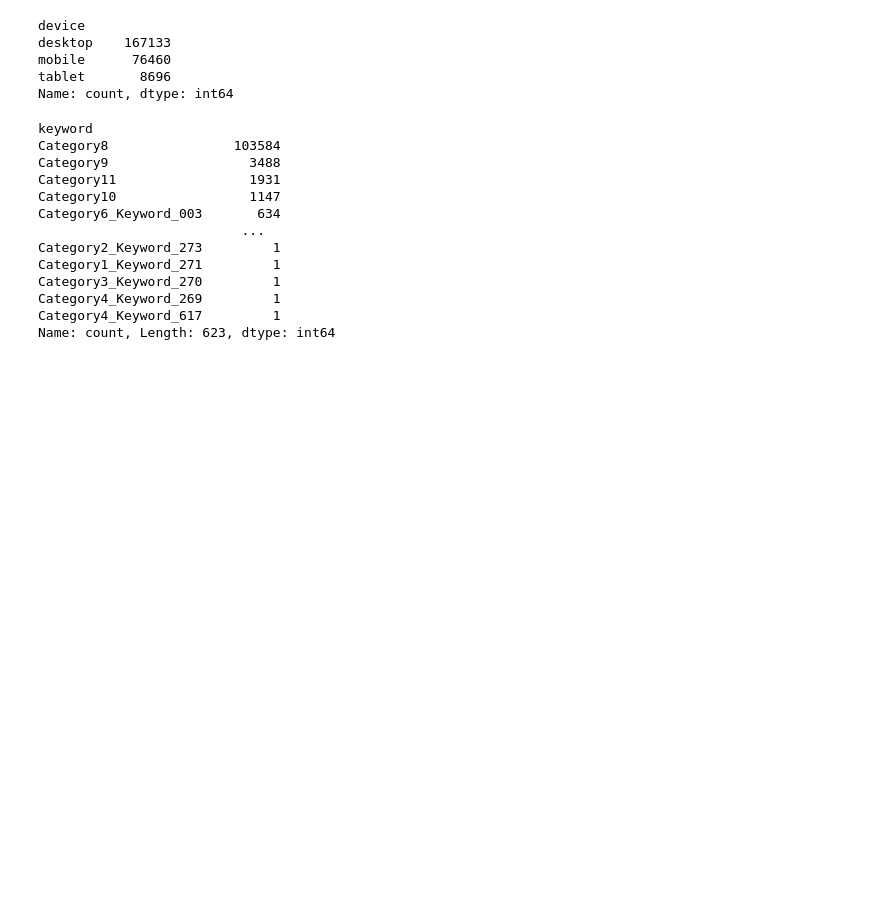
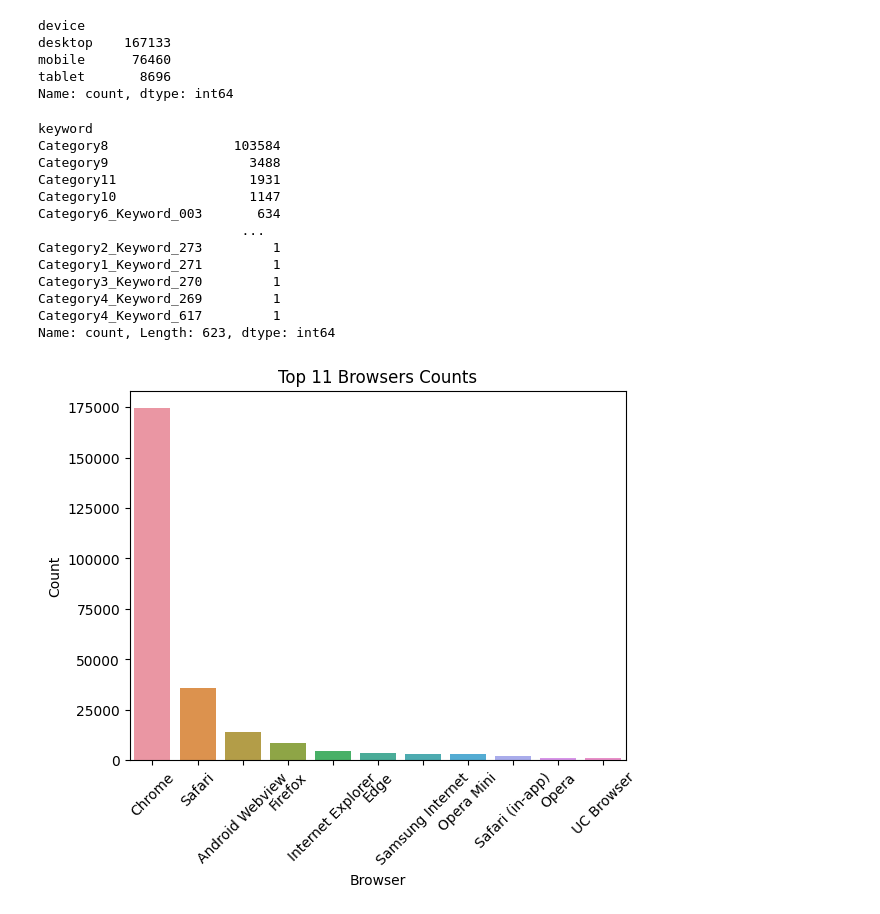
Before and after one commit to syl0702/dacon_weblog, a Jupyter notebook: analysis.ipynb, the cells around one changed output. Drawn from its saved outputs; the diff is of its cells as text; code cells hidden in the pictures; blank space fills up the shorter version.

```diff
--- a/analysis.ipynb
+++ b/analysis.ipynb
@@ -144,3 +144,24 @@ Category3_Keyword_270         1
 Category4_Keyword_269         1
 Category4_Keyword_617         1
 Name: count, Length: 623, dtype: int64
+# %%
+browser_counts = df['browser'].value_counts()
+
+# 상위 11개 브라우저 선택
+top_11_browsers = browser_counts.head(11)
+
+# Seaborn의 countplot을 사용하여 막대 그래프 그리기
+sns.barplot(x=top_11_browsers.index, y=top_11_browsers.values)
+
+# X 축 레이블 회전
+plt.xticks(rotation=45)
+
+# 그래프 제목과 축 레이블 설정
+plt.title('Top 11 Browsers Counts')
+plt.xlabel('Browser')
+plt.ylabel('Count')
+
+# 그래프 표시
+plt.show()
+# %% [output]
+[figure, added]
```
Also changed, not shown: parts of 9 cells of this notebook.
